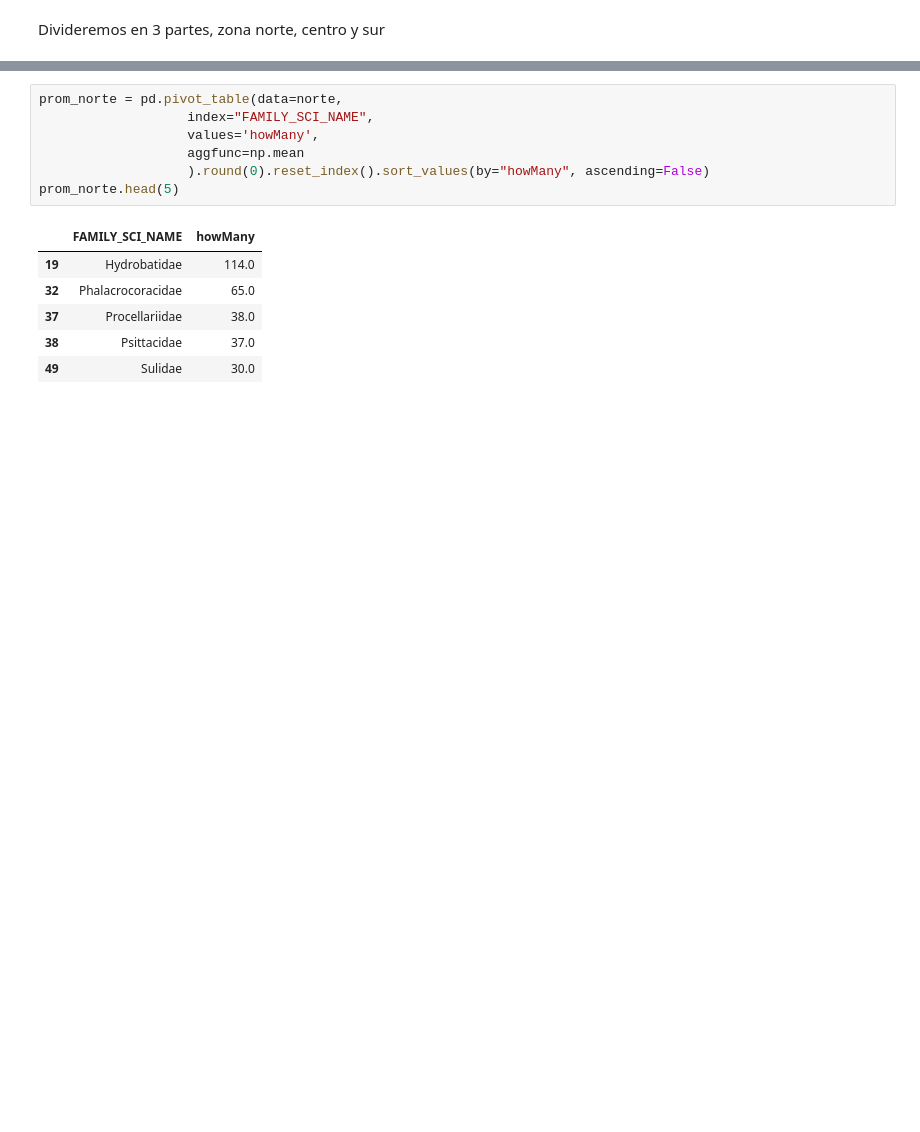
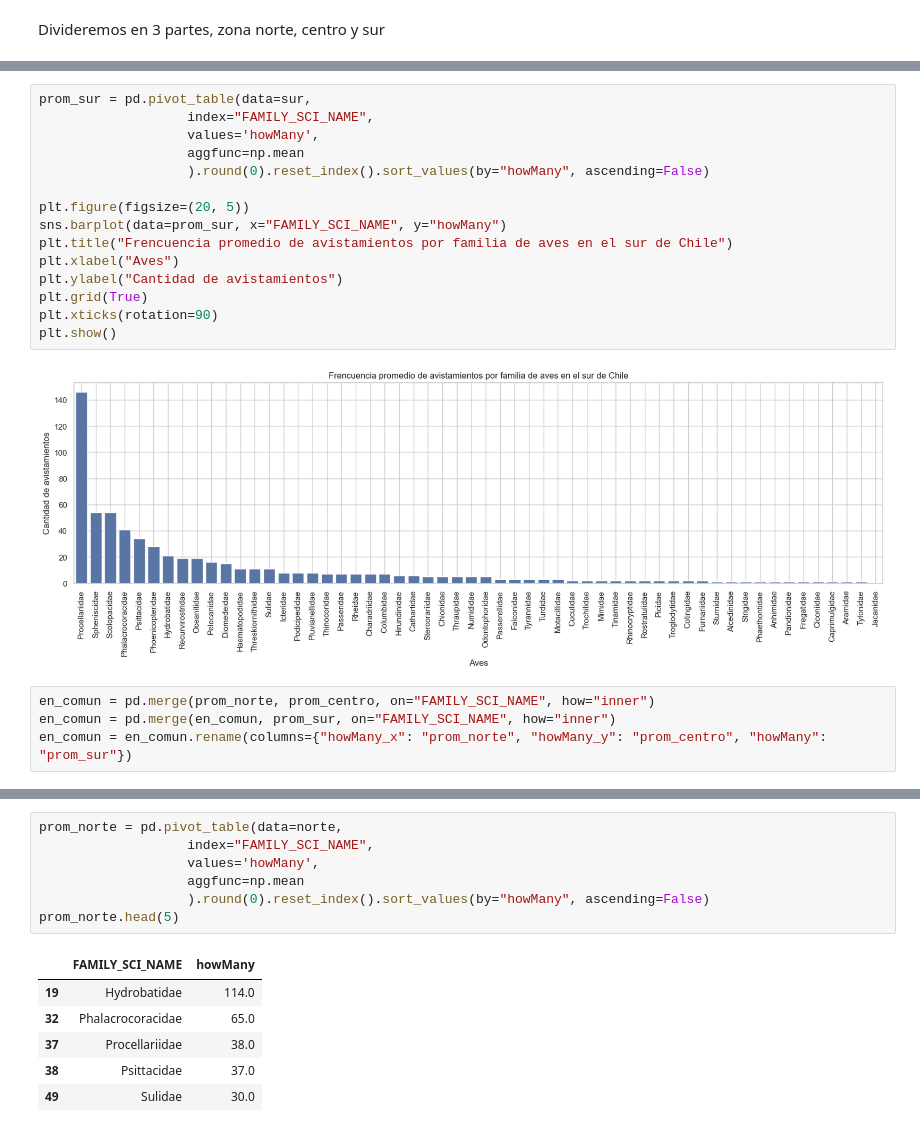
Before and after one commit to ymotomy/Proyecto-IMT2200, a Jupyter notebook: Proyecto.ipynb, the cells around one changed output, grey strips where cells are left out. Cells and saved outputs as stored; diff of their text form; blank space fills up the shorter version.

```diff
--- a/Proyecto.ipynb
+++ b/Proyecto.ipynb
@@ -763,0 +524,21 @@ sur
+# %%
+prom_sur = pd.pivot_table(data=sur,
+                   index="FAMILY_SCI_NAME",
+                   values='howMany',
+                   aggfunc=np.mean
+                   ).round(0).reset_index().sort_values(by="howMany", ascending=False)
+
+plt.figure(figsize=(20, 5))
+sns.barplot(data=prom_sur, x="FAMILY_SCI_NAME", y="howMany")
+plt.title("Frencuencia promedio de avistamientos por familia de aves en el sur de Chile")
+plt.xlabel("Aves")
+plt.ylabel("Cantidad de avistamientos")
+plt.grid(True)
+plt.xticks(rotation=90)
+plt.show()
+# %% [output]
+[figure, added]
+# %%
+en_comun = pd.merge(prom_norte, prom_centro, on="FAMILY_SCI_NAME", how="inner")
+en_comun = pd.merge(en_comun, prom_sur, on="FAMILY_SCI_NAME", how="inner")
+en_comun = en_comun.rename(columns={"howMany_x": "prom_norte", "howMany_y": "prom_centro", "howMany": "prom_sur"})
```
Also changed, not shown: parts of 44 cells of this notebook.
